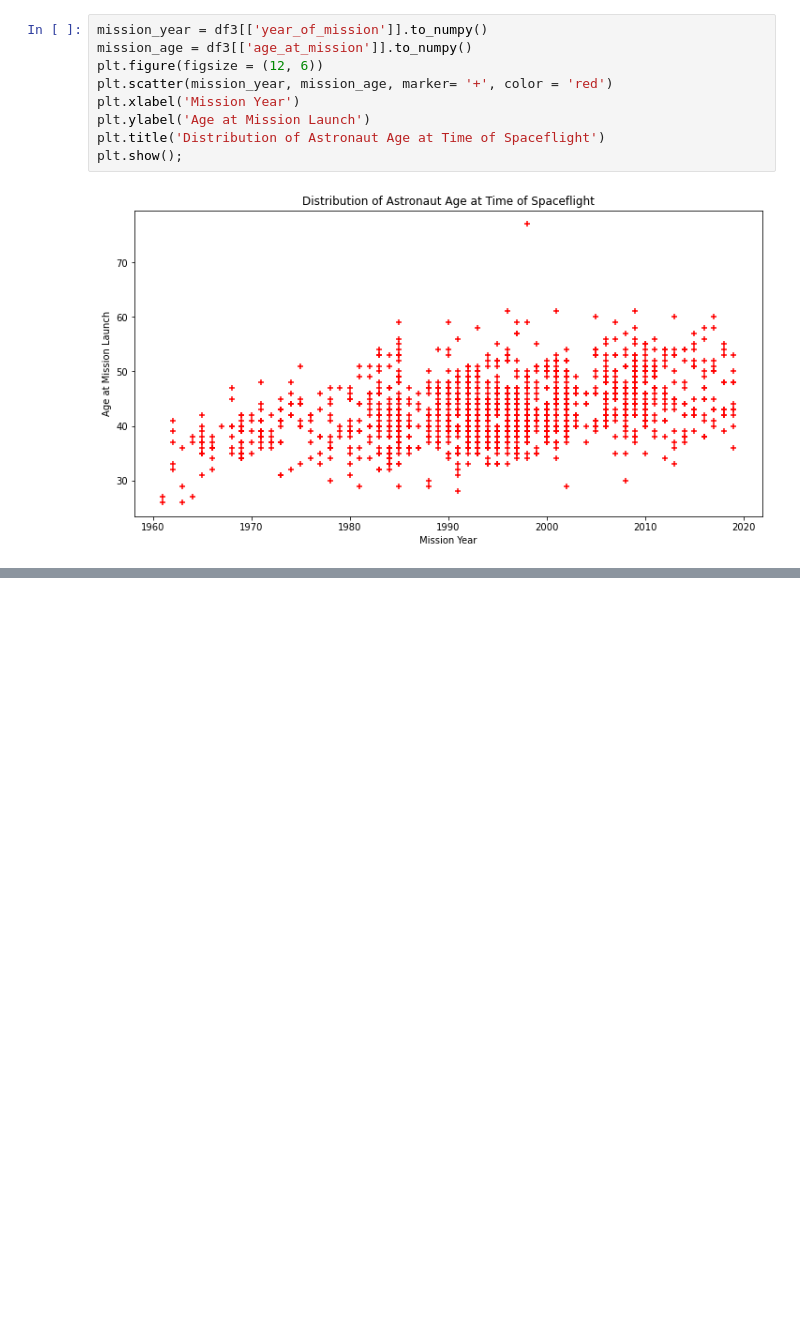
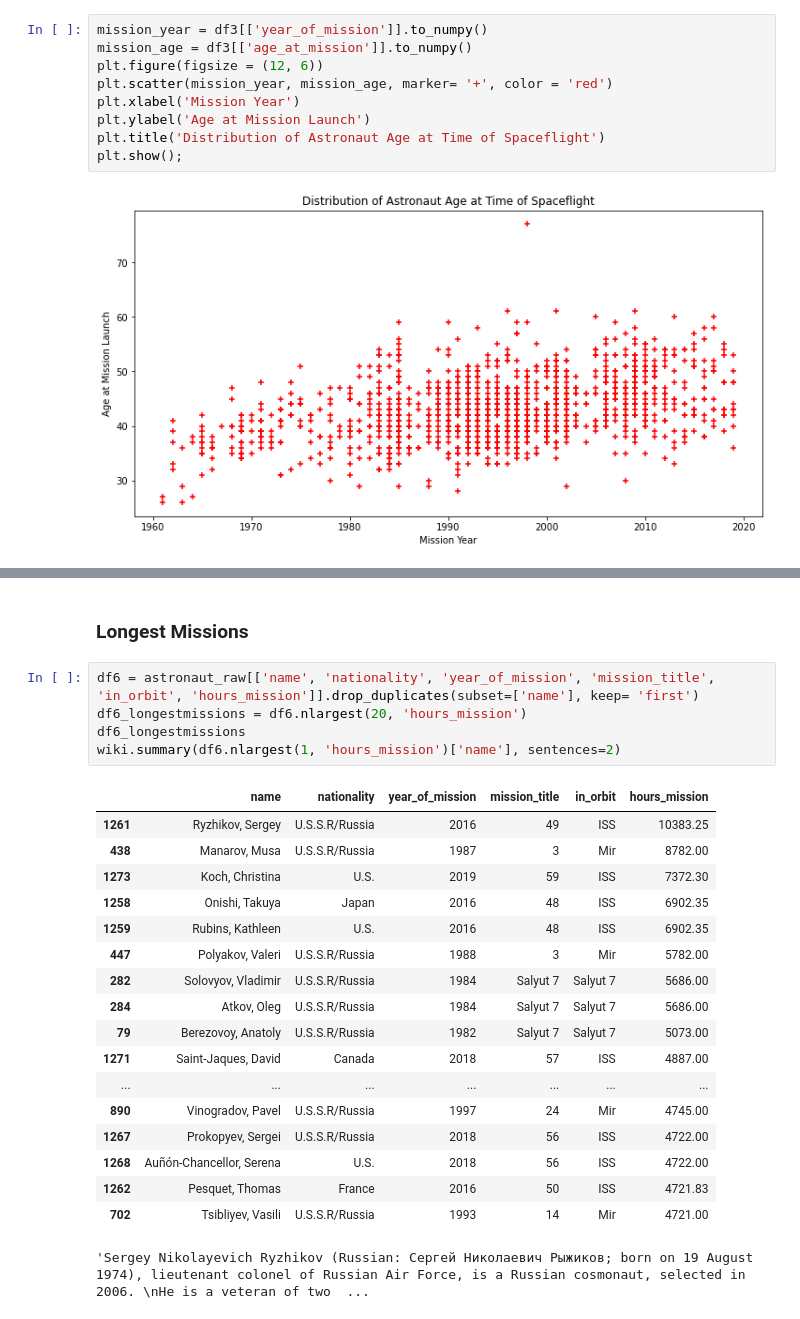
Before and after one commit to itak365/international_astronaut_db, a Jupyter notebook: astronauts_stats.ipynb, the cells around one changed output, grey strips where cells are left out. Drawn from its saved outputs; the diff is of its cells as text; blank space fills up the shorter version.

```diff
--- a/astronauts_stats.ipynb
+++ b/astronauts_stats.ipynb
@@ -222,0 +226,26 @@ wiki.summary(df3_oldest['name'], sentences=4)
+# %% [markdown]
+### Longest Missions
+# %%
+df6 = astronaut_raw[['name', 'nationality', 'year_of_mission', 'mission_title', 'in_orbit', 'hours_mission']].drop_duplicates(subset=['name'], keep= 'first')
+df6_longestmissions = df6.nlargest(20, 'hours_mission')
+df6_longestmissions
+wiki.summary(df6.nlargest(1, 'hours_mission')['name'], sentences=2)
+# %% [output]
+|  | name | nationality | year_of_mission | mission_title | in_orbit | hours_mission |
+| 1261 | Ryzhikov, Sergey | U.S.S.R/Russia | 2016 | 49 | ISS | 10383.25 |
+| 438 | Manarov, Musa | U.S.S.R/Russia | 1987 | 3 | Mir | 8782.00 |
+| 1273 | Koch, Christina | U.S. | 2019 | 59 | ISS | 7372.30 |
+| 1258 | Onishi, Takuya | Japan | 2016 | 48 | ISS | 6902.35 |
+| 1259 | Rubins, Kathleen | U.S. | 2016 | 48 | ISS | 6902.35 |
+| 447 | Polyakov, Valeri | U.S.S.R/Russia | 1988 | 3 | Mir | 5782.00 |
+| 282 | Solovyov, Vladimir | U.S.S.R/Russia | 1984 | Salyut 7 | Salyut 7 | 5686.00 |
+| 284 | Atkov, Oleg | U.S.S.R/Russia | 1984 | Salyut 7 | Salyut 7 | 5686.00 |
+| 79 | Berezovoy, Anatoly | U.S.S.R/Russia | 1982 | Salyut 7 | Salyut 7 | 5073.00 |
+| 1271 | Saint-Jaques, David | Canada | 2018 | 57 | ISS | 4887.00 |
+| ... | ... | ... | ... | ... | ... | ... |
+| 890 | Vinogradov, Pavel | U.S.S.R/Russia | 1997 | 24 | Mir | 4745.00 |
+| 1267 | Prokopyev, Sergei | U.S.S.R/Russia | 2018 | 56 | ISS | 4722.00 |
+| 1268 | Auñón-Chancellor, Serena | U.S. | 2018 | 56 | ISS | 4722.00 |
+| 1262 | Pesquet, Thomas | France | 2016 | 50 | ISS | 4721.83 |
+| 702 | Tsibliyev, Vasili | U.S.S.R/Russia | 1993 | 14 | Mir | 4721.00 |
+'Sergey Nikolayevich Ryzhikov (Russian: Сергей Николаевич Рыжиков; born on 19 August 1974), lieutenant colonel of Russian Air Force, is a Russian cosmonaut, selected in 2006. \nHe is a veteran of two  ...
```
Also changed, not shown: parts of 38 cells of this notebook.
